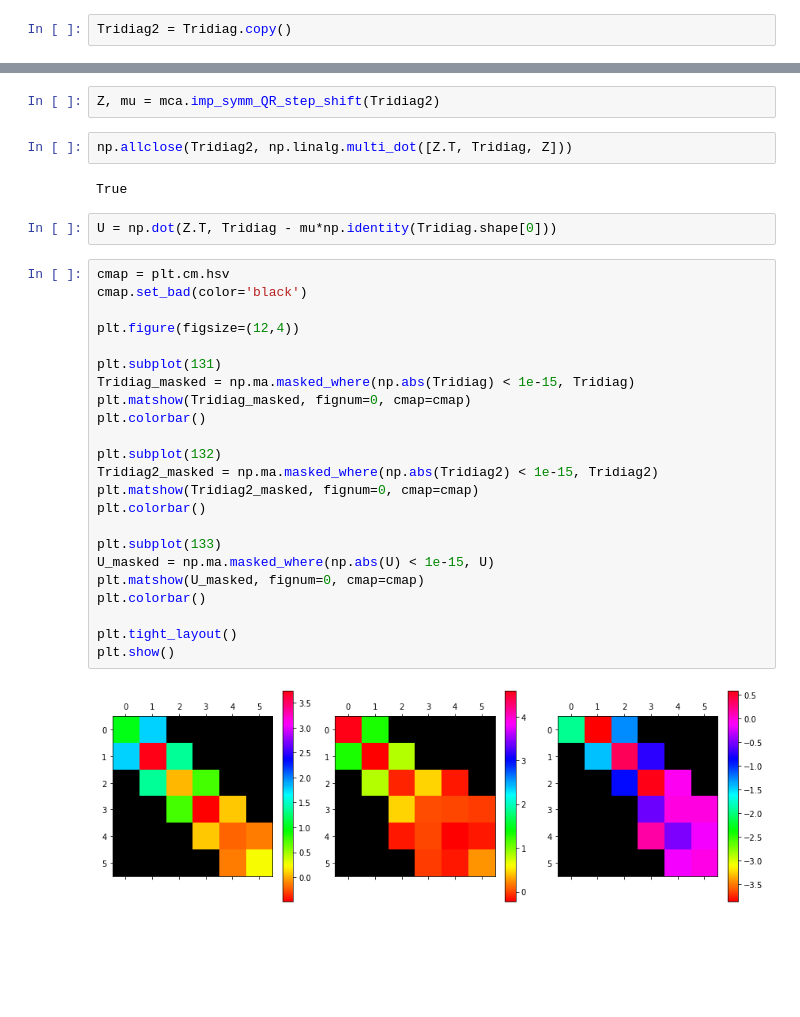
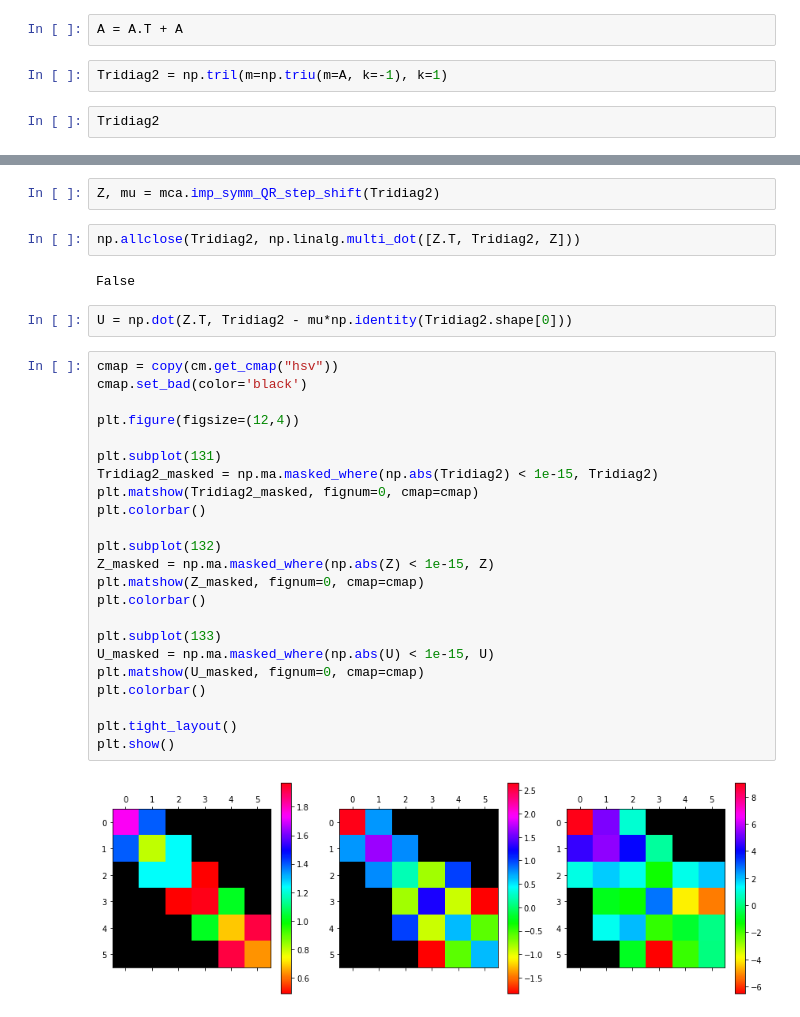
Before and after one commit to birocoles/matcomp, a Jupyter notebook: code/quick_tests.ipynb, the cells around one changed output, grey strips where cells are left out. Drawn from its saved outputs; the diff is of its cells as text; blank space fills up the shorter version.

```diff
--- a/code/quick_tests.ipynb
+++ b/code/quick_tests.ipynb
@@ -118,2 +123,6 @@ True
+# %%
+A = A.T + A
+# %%
+Tridiag2 = np.tril(m=np.triu(m=A, k=-1), k=1)
 # %%
-Tridiag2 = Tridiag.copy()
+Tridiag2
@@ -120,33 +142,33 @@ Tridiag2 = Tridiag.copy()
 # %%
 Z, mu = mca.imp_symm_QR_step_shift(Tridiag2)
 # %%
-np.allclose(Tridiag2, np.linalg.multi_dot([Z.T, Tridiag, Z]))
+np.allclose(Tridiag2, np.linalg.multi_dot([Z.T, Tridiag2, Z]))
 # %% [output]
-True
+False
 # %%
-U = np.dot(Z.T, Tridiag - mu*np.identity(Tridiag.shape[0]))
+U = np.dot(Z.T, Tridiag2 - mu*np.identity(Tridiag2.shape[0]))
 # %%
-cmap = plt.cm.hsv
+cmap = copy(cm.get_cmap("hsv"))
 cmap.set_bad(color='black')
 
 plt.figure(figsize=(12,4))
 
 plt.subplot(131)
-Tridiag_masked = np.ma.masked_where(np.abs(Tridiag) < 1e-15, Tridiag)
-plt.matshow(Tridiag_masked, fignum=0, cmap=cmap)
+Tridiag2_masked = np.ma.masked_where(np.abs(Tridiag2) < 1e-15, Tridiag2)
+plt.matshow(Tridiag2_masked, fignum=0, cmap=cmap)
 plt.colorbar()
 
 plt.subplot(132)
-Tridiag2_masked = np.ma.masked_where(np.abs(Tridiag2) < 1e-15, Tridiag2)
-plt.matshow(Tridiag2_masked, fignum=0, cmap=cmap)
+Z_masked = np.ma.masked_where(np.abs(Z) < 1e-15, Z)
+plt.matshow(Z_masked, fignum=0, cmap=cmap)
 plt.colorbar()
 
 plt.subplot(133)
 U_masked = np.ma.masked_where(np.abs(U) < 1e-15, U)
 plt.matshow(U_masked, fignum=0, cmap=cmap)
 plt.colorbar()
 
 plt.tight_layout()
 plt.show()
 # %% [output]
-[figure, old version]
+[figure, new version]
```
Also changed, not shown: parts of 8 cells of this notebook, 1 other file.
